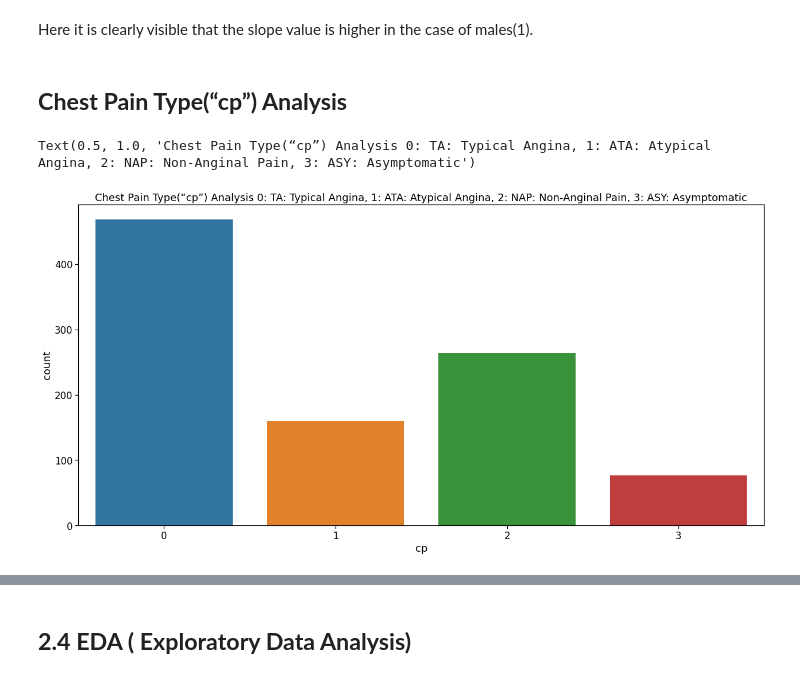
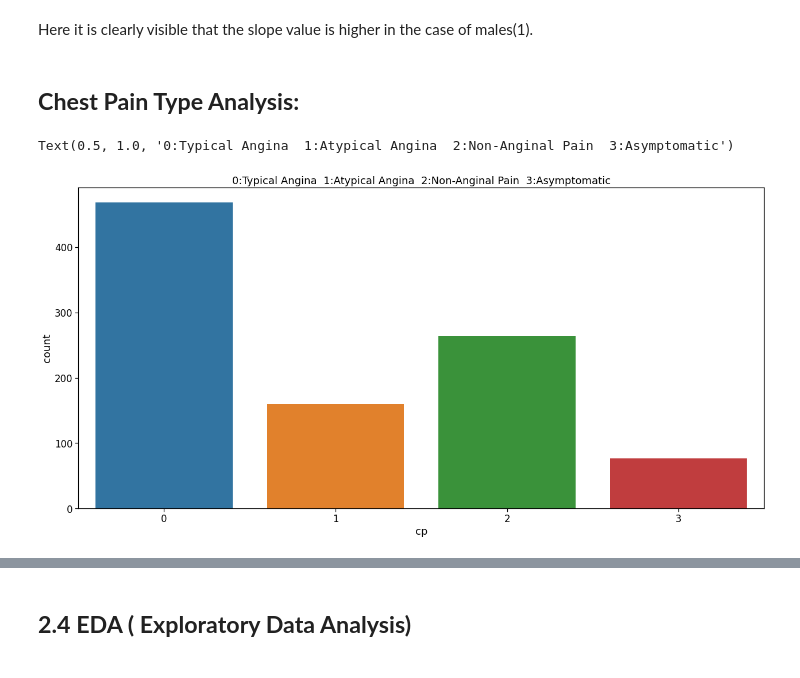
Before and after one commit to masp42/Crisp_DM_CA, a Jupyter notebook: Heart_Disease_Prediction_CA.ipynb, the cells around one changed output, grey strips where cells are left out. Saved outputs shown, nothing was run; the diff lists cells and outputs as text; code cells hidden in the pictures.

```diff
--- a/Heart_Disease_Prediction_CA.ipynb
+++ b/Heart_Disease_Prediction_CA.ipynb
@@ -321,14 +325,14 @@ Text(0.5, 1.0, 'Slope relation between sex (Female = 0 Male = 1)')
 # %% [markdown]
 Here it is clearly visible that the slope value is higher in the case of males(1).
 # %% [markdown]
-## **Chest Pain Type(“cp”) Analysis**
+## **Chest Pain Type Analysis:**
 # %%
 # Made by Priscila
 plt.figure(figsize=(18,9))
 sns.set_context('notebook',font_scale = 1.5)
 sns.countplot(df1['cp'])
 plt.tight_layout()
-plt.title("Chest Pain Type(“cp”) Analysis 0: TA: Typical Angina, 1: ATA: Atypical Angina, 2: NAP: Non-Anginal Pain, 3: ASY: Asymptomatic")
+plt.title("0:Typical Angina  1:Atypical Angina  2:Non-Anginal Pain  3:Asymptomatic")
 # %% [output]
-Text(0.5, 1.0, 'Chest Pain Type(“cp”) Analysis 0: TA: Typical Angina, 1: ATA: Atypical Angina, 2: NAP: Non-Anginal Pain, 3: ASY: Asymptomatic')
+Text(0.5, 1.0, '0:Typical Angina  1:Atypical Angina  2:Non-Anginal Pain  3:Asymptomatic')
-[figure, old version]
+[figure, new version]
```
Also changed, not shown: parts of 35 cells of this notebook.
